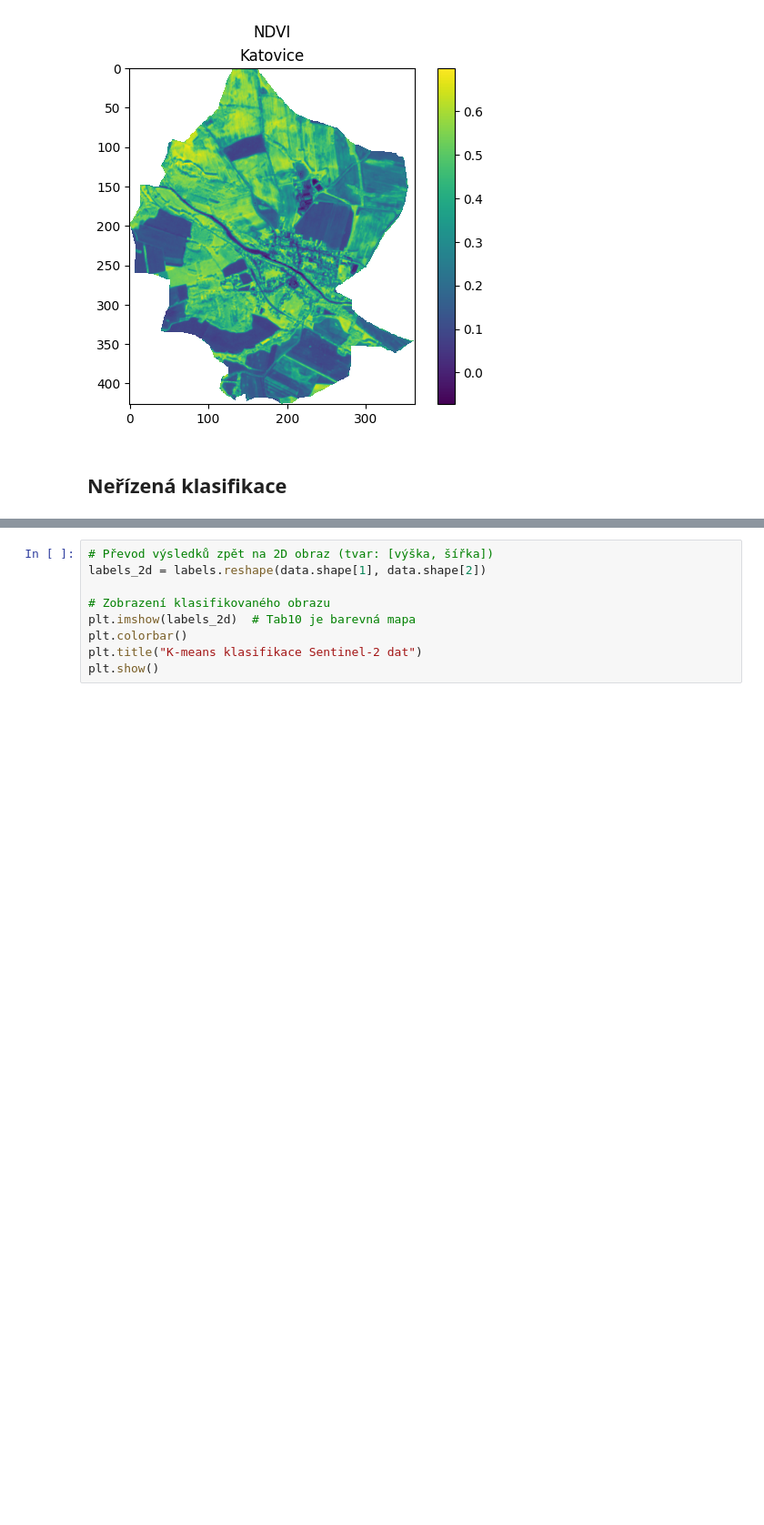
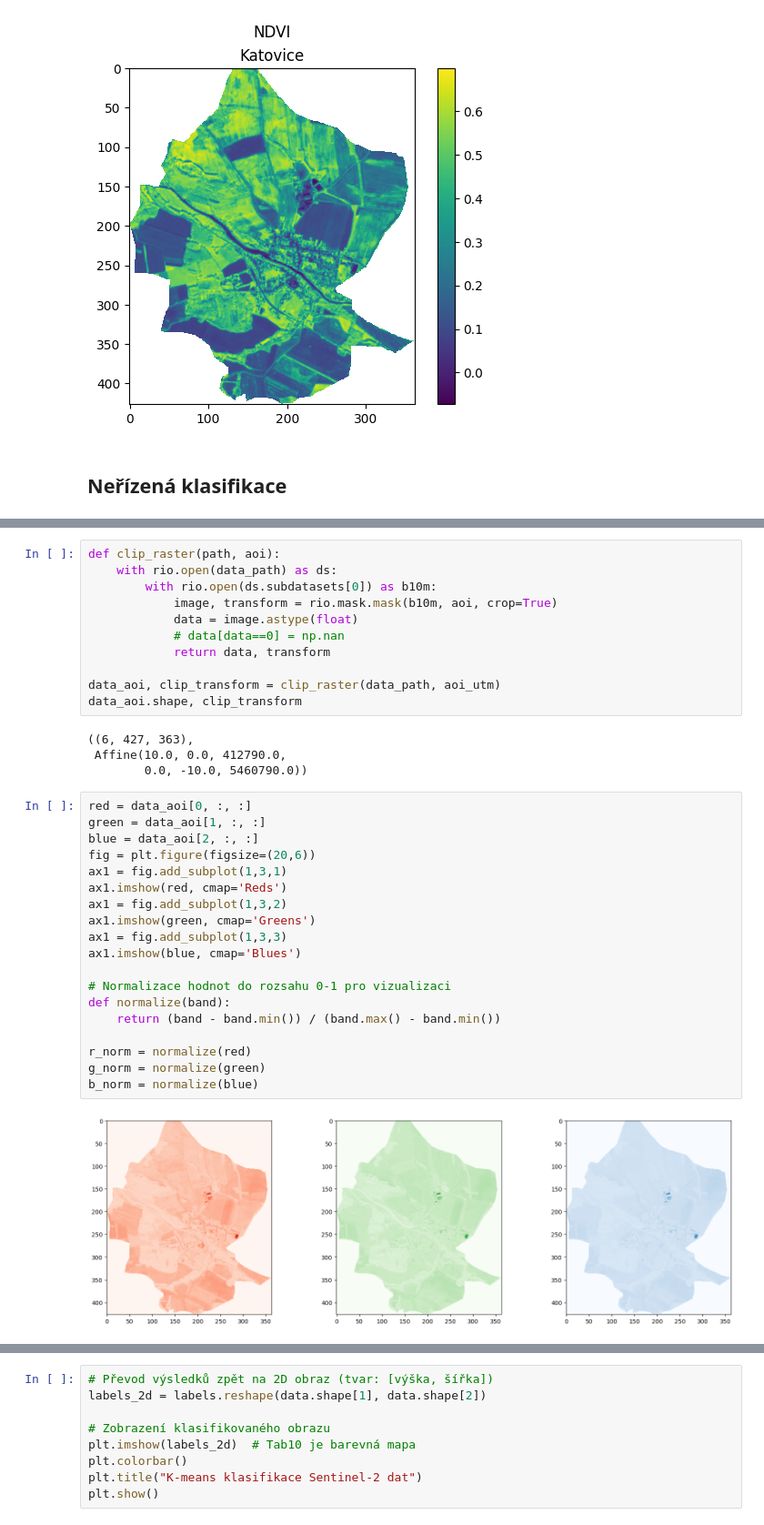
Before and after one commit to klimesm/UZPR_projekt, a Jupyter notebook: Projekt_MK_TČ_terka.ipynb, the cells around one changed output, grey strips where cells are left out. Shown at 91% size. Cells and saved outputs as stored; diff of their text form; blank space fills up the shorter version.

```diff
--- a/Projekt_MK_TČ_terka.ipynb
+++ b/Projekt_MK_TČ_terka.ipynb
@@ -392,0 +422,36 @@ data_2d = data.reshape(data.shape[0], -1).T  # Přeformátujeme data na 2D (kaž
+# %%
+def clip_raster(path, aoi):
+    with rio.open(data_path) as ds:
+        with rio.open(ds.subdatasets[0]) as b10m:
+            image, transform = rio.mask.mask(b10m, aoi, crop=True)
+            data = image.astype(float)
+            # data[data==0] = np.nan
+            return data, transform
+
+data_aoi, clip_transform = clip_raster(data_path, aoi_utm)
+data_aoi.shape, clip_transform
+# %% [output]
+((6, 427, 363),
+ Affine(10.0, 0.0, 412790.0,
+        0.0, -10.0, 5460790.0))
+# %%
+red = data_aoi[0, :, :]
+green = data_aoi[1, :, :]
+blue = data_aoi[2, :, :]
+fig = plt.figure(figsize=(20,6))
+ax1 = fig.add_subplot(1,3,1)
+ax1.imshow(red, cmap='Reds')
+ax1 = fig.add_subplot(1,3,2)
+ax1.imshow(green, cmap='Greens')
+ax1 = fig.add_subplot(1,3,3)
+ax1.imshow(blue, cmap='Blues')
+
+# Normalizace hodnot do rozsahu 0-1 pro vizualizaci
+def normalize(band):
+    return (band - band.min()) / (band.max() - band.min())
+
+r_norm = normalize(red)
+g_norm = normalize(green)
+b_norm = normalize(blue)
+# %% [output]
+[figure, added]
```
Also changed, not shown: parts of 25 cells of this notebook.
